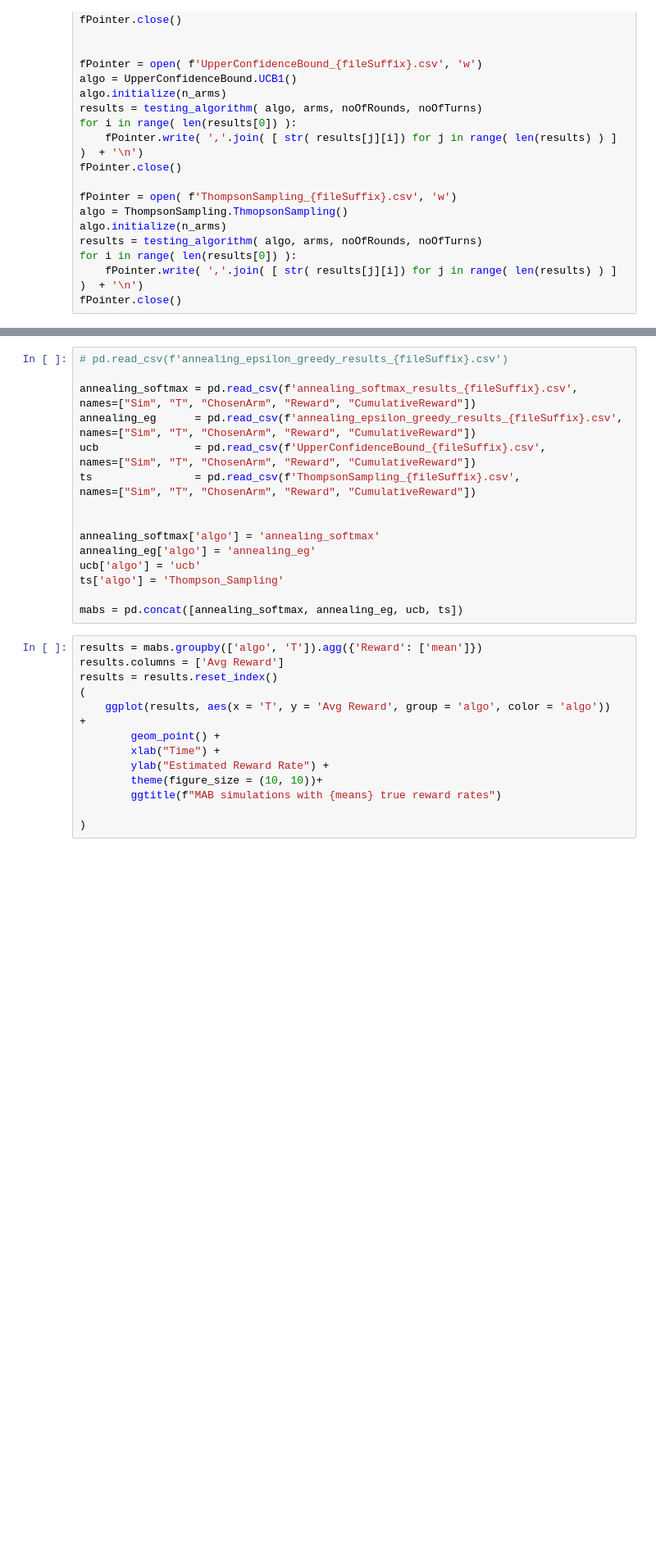
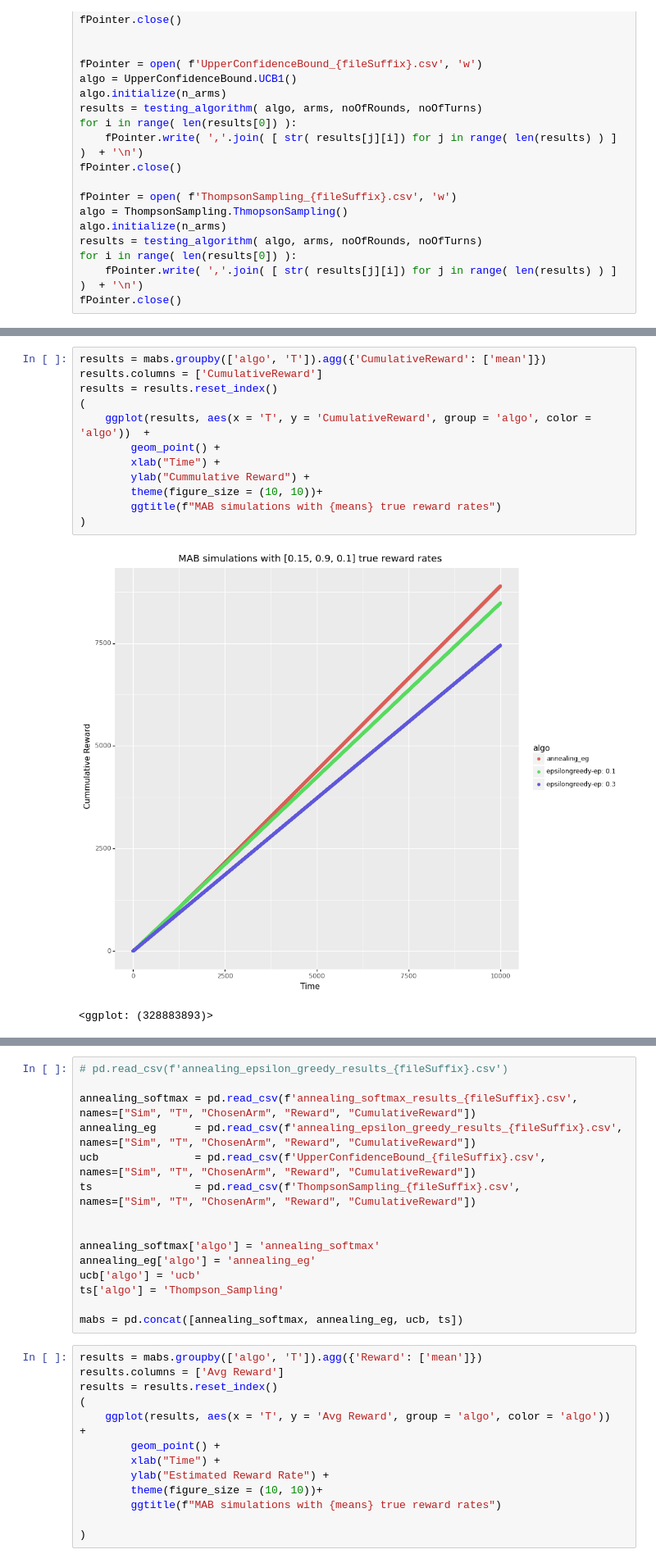
Before and after one commit to viswanath57/Bandit-Algorithms-Demo, a Jupyter notebook: ContextFree-MABs/Bandit Simulations with True Rewards 10% 10% 90%.ipynb, the cells around one changed output, grey strips where cells are left out. Shown at 82% size. Drawn from its saved outputs; the diff is of its cells as text; blank space fills up the shorter version.

```diff
--- a/ContextFree-MABs/Bandit Simulations with True Rewards 10% 10% 90%.ipynb
+++ b/ContextFree-MABs/Bandit Simulations with True Rewards 10% 10% 90%.ipynb
@@ -188,0 +217,15 @@ results = results.reset_index()
+# %%
+results = mabs.groupby(['algo', 'T']).agg({'CumulativeReward': ['mean']})
+results.columns = ['CumulativeReward']
+results = results.reset_index()
+(
+    ggplot(results, aes(x = 'T', y = 'CumulativeReward', group = 'algo', color = 'algo'))  +
+        geom_point() +
+        xlab("Time") +
+        ylab("Cummulative Reward") +
+        theme(figure_size = (10, 10))+
+        ggtitle(f"MAB simulations with {means} true reward rates")
+)
+# %% [output]
+[figure, added]
+<ggplot: (328883893)>
```
Also changed, not shown: parts of 36 cells of this notebook, 1 other file.
